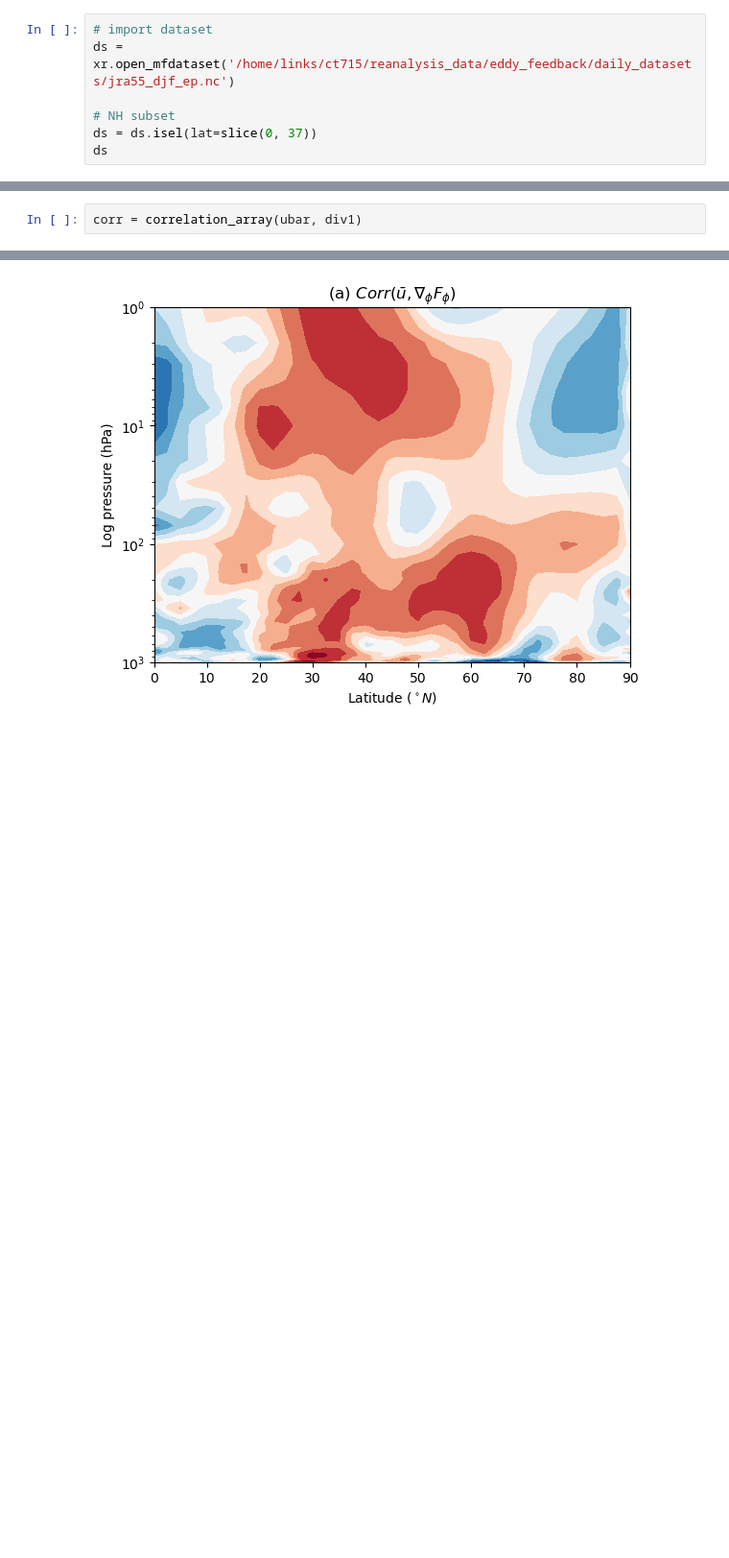
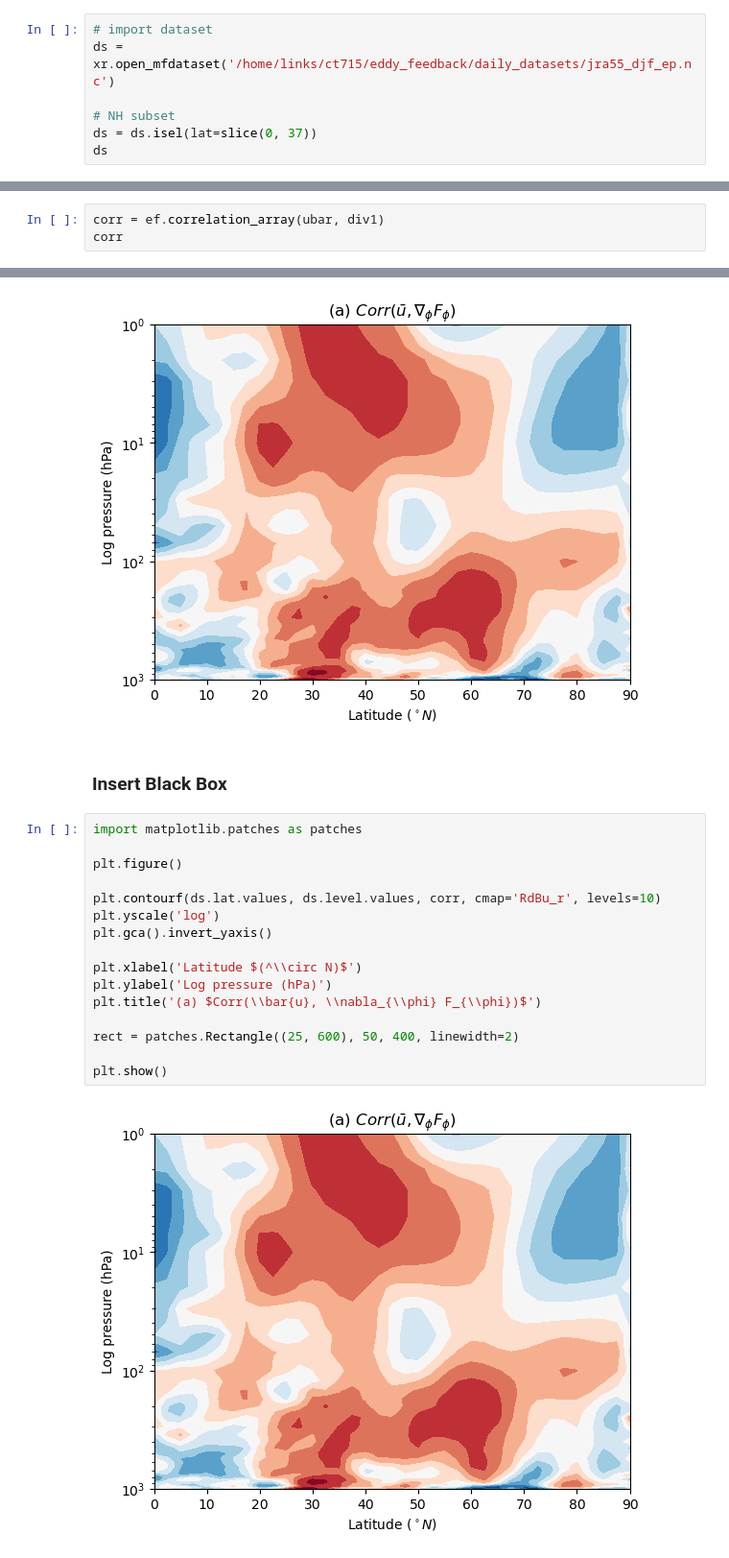
Before and after one commit to Caturrell/eddy_feedback, a Jupyter notebook: smith_fig6.ipynb, the cells around one changed output, grey strips where cells are left out. Shown at 96% size. Saved outputs shown, nothing was run; the diff lists cells and outputs as text; blank space fills up the shorter version.

```diff
--- a/smith_fig6.ipynb
+++ b/smith_fig6.ipynb
@@ -6,6 +8,6 @@ import numpy as np
 # %%
 # import dataset
-ds = xr.open_mfdataset('/home/links/ct715/reanalysis_data/eddy_feedback/daily_datasets/jra55_djf_ep.nc')
+ds = xr.open_mfdataset('/home/links/ct715/eddy_feedback/daily_datasets/jra55_djf_ep.nc')
 
 # NH subset
 ds = ds.isel(lat=slice(0, 37))
@@ -77,2 +50,3 @@ def correlation_array(da1, da2):
 # %%
-corr = correlation_array(ubar, div1)
+corr = ef.correlation_array(ubar, div1)
+corr
@@ -87,3 +75,23 @@ plt.title('(a) $Corr(\\bar{u}, \\nabla_{\\phi} F_{\\phi})$')
 plt.show()
 # %% [output]
 [figure]
+# %% [markdown]
+### Insert Black Box
+# %%
+import matplotlib.patches as patches
+
+plt.figure()
+
+plt.contourf(ds.lat.values, ds.level.values, corr, cmap='RdBu_r', levels=10)
+plt.yscale('log')
+plt.gca().invert_yaxis()
+
+plt.xlabel('Latitude $(^\\circ N)$')
+plt.ylabel('Log pressure (hPa)')
+plt.title('(a) $Corr(\\bar{u}, \\nabla_{\\phi} F_{\\phi})$')
+
+rect = patches.Rectangle((25, 600), 50, 400, linewidth=2)
+
+plt.show()
+# %% [output]
+[figure, added]
```
Also changed, not shown: parts of 3 cells of this notebook.
